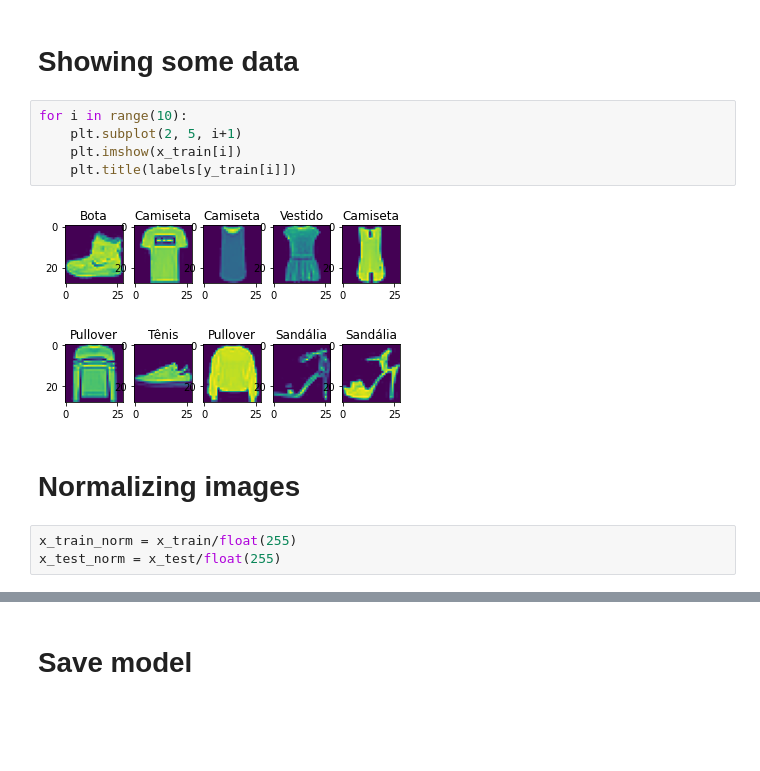
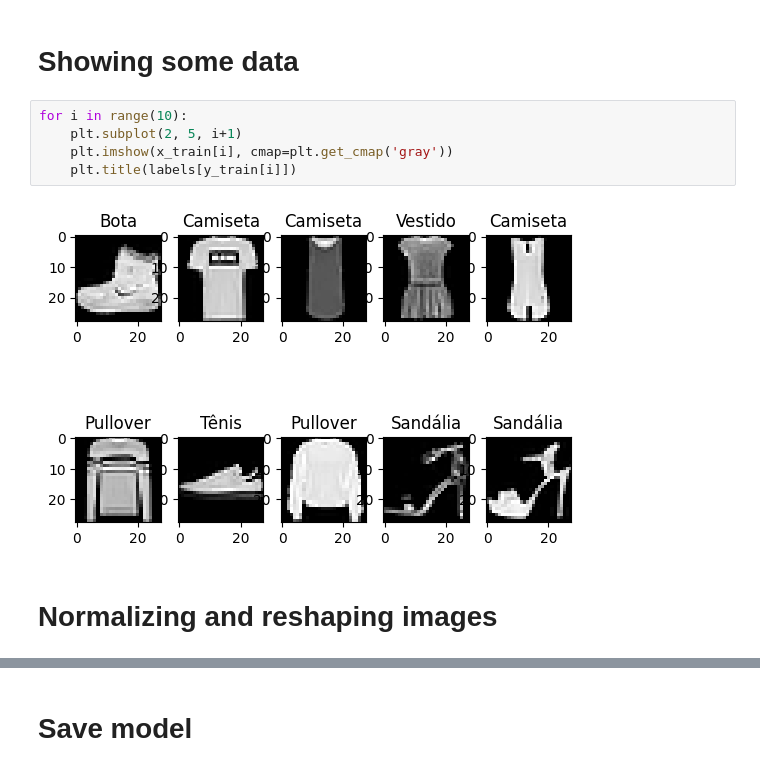
Before and after one commit to educanto/keras_fashion_mnist, a Jupyter notebook: train.ipynb, the cells around one changed output, grey strips where cells are left out. Saved outputs shown, nothing was run; the diff lists cells and outputs as text; blank space fills up the shorter version.

```diff
--- a/train.ipynb
+++ b/train.ipynb
@@ -56,12 +55,9 @@ print(y_train.max())
 # %%
 for i in range(10):
     plt.subplot(2, 5, i+1)
-    plt.imshow(x_train[i])
+    plt.imshow(x_train[i], cmap=plt.get_cmap('gray'))
     plt.title(labels[y_train[i]])
 # %% [output]
-[figure, old version]
+[figure, new version]
 # %% [markdown]
-# **Normalizing images**
+# **Normalizing and reshaping images**
-# %%
-x_train_norm = x_train/float(255)
-x_test_norm = x_test/float(255)
```
Also changed, not shown: parts of 18 cells of this notebook.
